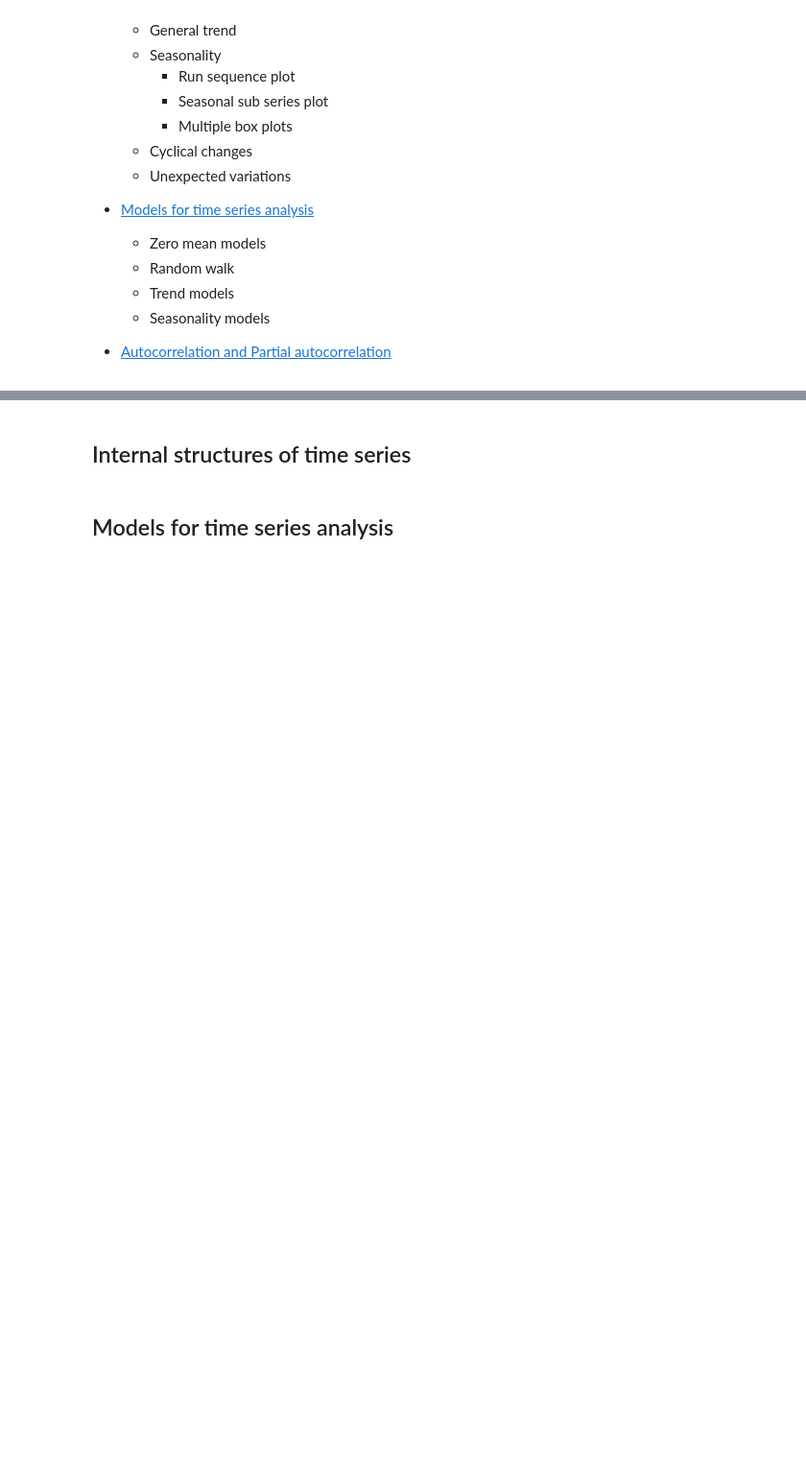
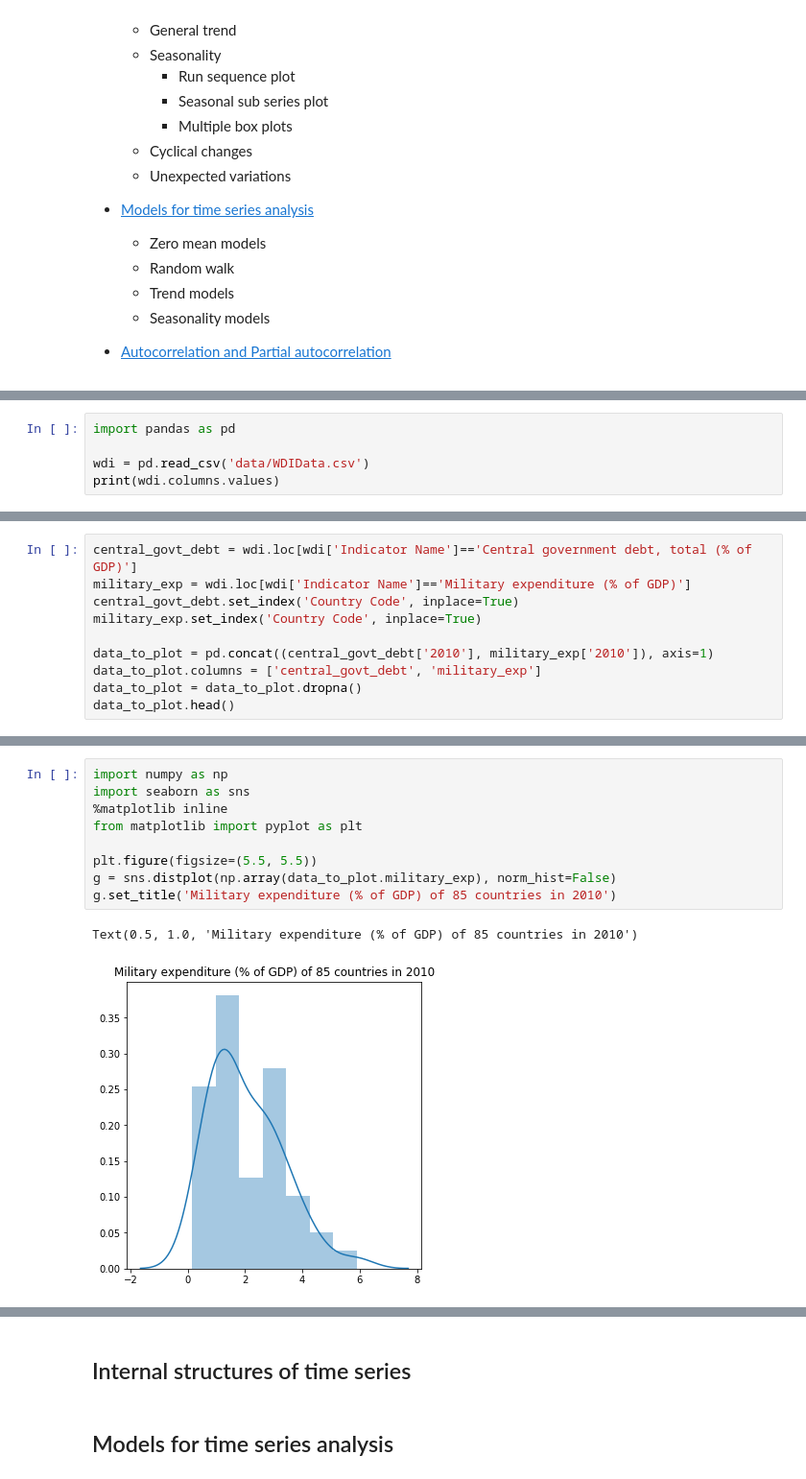
Before and after one commit to type-null/Time-Series-Analysis, a Jupyter notebook: 1-Introduction-to-Time-Series.ipynb, the cells around one changed output, grey strips where cells are left out. Shown at 96% size. Cells and saved outputs as stored; diff of their text form; blank space fills up the shorter version.

```diff
--- a/1-Introduction-to-Time-Series.ipynb
+++ b/1-Introduction-to-Time-Series.ipynb
@@ -26,0 +33,5 @@
+# %%
+import pandas as pd
+
+wdi = pd.read_csv('data/WDIData.csv')
+print(wdi.columns.values)
@@ -26,0 +51,10 @@
+# %%
+central_govt_debt = wdi.loc[wdi['Indicator Name']=='Central government debt, total (% of GDP)']
+military_exp = wdi.loc[wdi['Indicator Name']=='Military expenditure (% of GDP)']
+central_govt_debt.set_index('Country Code', inplace=True)
+military_exp.set_index('Country Code', inplace=True)
+
+data_to_plot = pd.concat((central_govt_debt['2010'], military_exp['2010']), axis=1)
+data_to_plot.columns = ['central_govt_debt', 'military_exp']
+data_to_plot = data_to_plot.dropna()
+data_to_plot.head()
@@ -26,0 +69,12 @@
+# %%
+import numpy as np
+import seaborn as sns
+%matplotlib inline
+from matplotlib import pyplot as plt
+
+plt.figure(figsize=(5.5, 5.5))
+g = sns.distplot(np.array(data_to_plot.military_exp), norm_hist=False)
+g.set_title('Military expenditure (% of GDP) of 85 countries in 2010')
+# %% [output]
+Text(0.5, 1.0, 'Military expenditure (% of GDP) of 85 countries in 2010')
+[figure, added]
```
Also changed, not shown: parts of 9 cells of this notebook, 1 other file.
